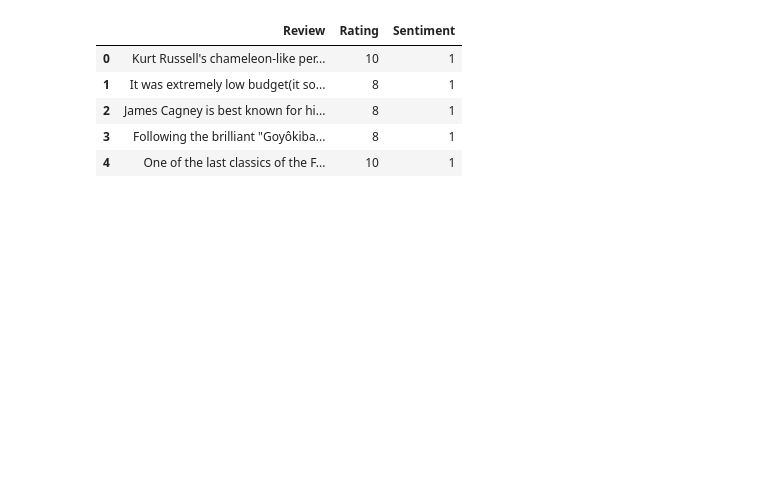
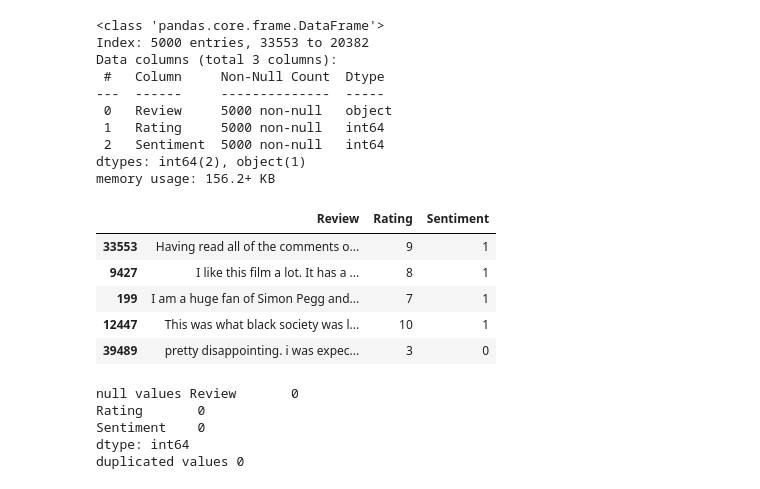
Before and after one commit to CalleEklund/tdde16-project, a Jupyter notebook: main.ipynb, the cells around one changed output. Drawn from its saved outputs; the diff is of its cells as text; code cells hidden in the pictures; blank space fills up the shorter version.

```diff
--- a/main.ipynb
+++ b/main.ipynb
@@ -1,12 +1,23 @@
 # %%
 import pandas as pd
 df = pd.read_csv('./data/imdb_sup.csv')
-
+df = df.sample(frac=0.1, replace=False, random_state=42)
+df.info()
 df.head()
 # %% [output]
+<class 'pandas.core.frame.DataFrame'>
+Index: 5000 entries, 33553 to 20382
+Data columns (total 3 columns):
+ #   Column     Non-Null Count  Dtype
+---  ------     --------------  -----
+ 0   Review     5000 non-null   object
+ 1   Rating     5000 non-null   int64
+ 2   Sentiment  5000 non-null   int64
+dtypes: int64(2), object(1)
+memory usage: 156.2+ KB
 |  | Review | Rating | Sentiment |
-| 0 | Kurt Russell's chameleon-like per... | 10 | 1 |
-| 1 | It was extremely low budget(it so... | 8 | 1 |
-| 2 | James Cagney is best known for hi... | 8 | 1 |
-| 3 | Following the brilliant "Goyôkiba... | 8 | 1 |
-| 4 | One of the last classics of the F... | 10 | 1 |
+| 33553 | Having read all of the comments o... | 9 | 1 |
+| 9427 | I like this film a lot. It has a ... | 8 | 1 |
+| 199 | I am a huge fan of Simon Pegg and... | 7 | 1 |
+| 12447 | This was what black society was l... | 10 | 1 |
+| 39489 | pretty disappointing. i was expec... | 3 | 0 |
@@ -12,0 +29,9 @@ df.head()
+# %%
+df = df.drop_duplicates('Review',keep='first')
+print_null_and_dups(df)
+# %% [output]
+null values Review       0
+Rating       0
+Sentiment    0
+dtype: int64
+duplicated values 0
```
Also changed, not shown: parts of 18 cells of this notebook, 5 other files.
